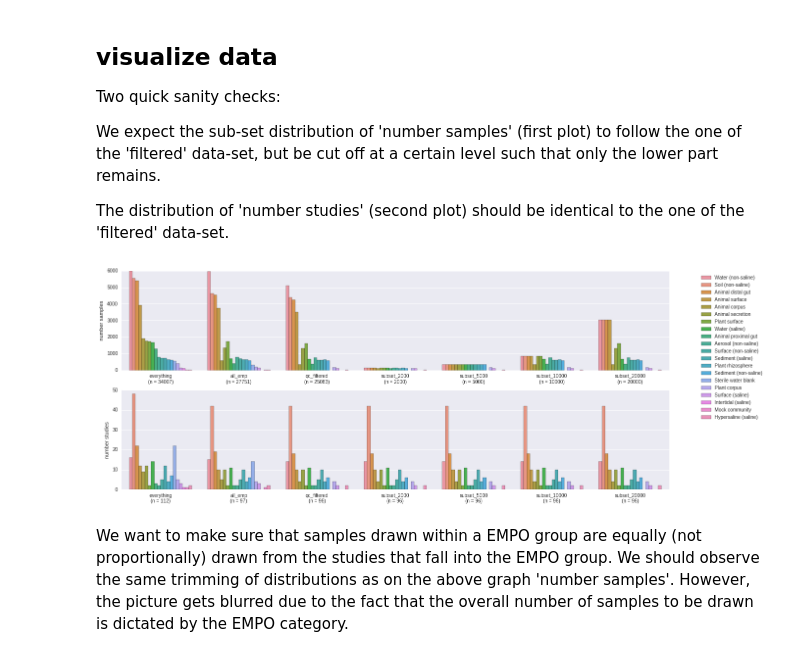
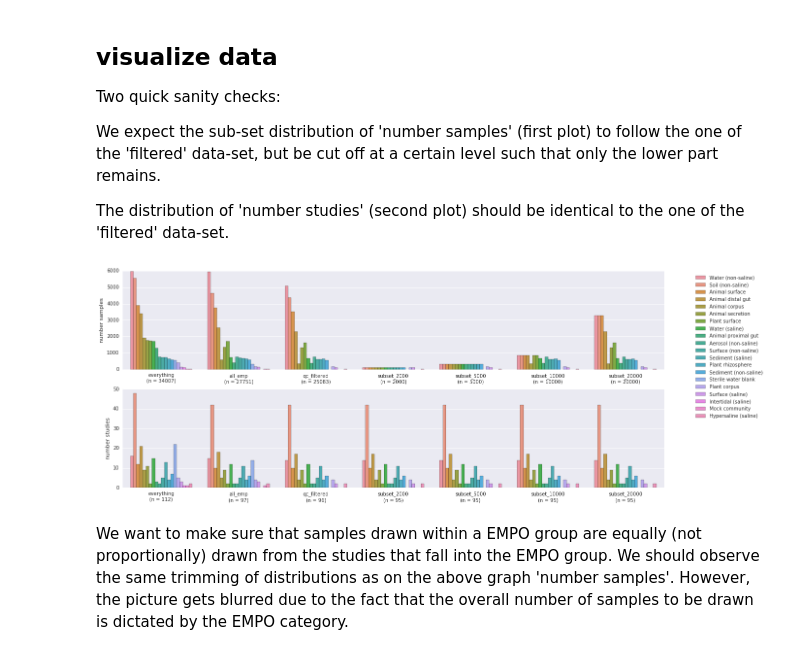
Before and after one commit to biocore/emp, a Jupyter notebook: ipynb/subsampleEMP.ipynb, the cells around one changed output. Drawn from its saved outputs; the diff is of its cells as text; code cells hidden in the pictures.

Commit message:
workaround: pandas.groupby has fewer groups than listed by len(). Thus, targeted numbers were wrong.

```diff
--- a/ipynb/subsampleEMP.ipynb
+++ b/ipynb/subsampleEMP.ipynb
@@ -88,7 +88,7 @@ for i in range(0, len(setSizes)):
     empo_groupped = unusedMetadata.groupby(['empo_0','empo_1','empo_2','empo_3']) #group available sample IDs to ensure that each group is covered in the resulting subset
     empo_seenGroups = 0
     for empo_n,empo_g in sorted(empo_groupped, key=lambda x: len(x[1])): #iterate through the groups, ascendingly by number of available samples
-        empo_size = (setSize - len(subsets[setSize])) / (len(empo_groupped) - empo_seenGroups) #define optimal number of samples for each group
+        empo_size = (setSize - len(subsets[setSize])) / (len(list(empo_groupped)) - empo_seenGroups) #define optimal number of samples for each group
         if empo_g.shape[0] < empo_size:
             toBeAdded = list(empo_g.index) #if group contains fewer samples than 'size', all sample IDs are added
         else:
@@ -96,7 +96,7 @@ for i in range(0, len(setSizes)):
             study_seenGroups = 0
             study_grouped = empo_g.groupby('study_id')
             for study_n, study_g in sorted(study_grouped, key=lambda x: len(x[1])):
-                study_size = (empo_size - len(toBeAdded)) / (len(study_grouped) - study_seenGroups)
+                study_size = (empo_size - len(toBeAdded)) / (len(list(study_grouped)) - study_seenGroups)
                 if study_g.shape[0] < study_size:
                     toBeAdded.extend(list(study_g.index))
                 else:
@@ -150,7 +150,7 @@ for setName in sets.keys():
     x = []
     for n,g in sets[setName].groupby(['empo_0','empo_1','empo_2','empo_3']):
         x.append({'samples': g.shape[0],
-                  'studies': len(g.groupby('study_id')),
+                  'studies': len(list(g.groupby('study_id'))),
                   'group': n[3],
                   'set': setName})
     singles.append(pd.DataFrame(x))
@@ -174,33 +174,33 @@ The distribution of 'number studies' (second plot) should be identical to the on
 # %%
 fig, ax = plt.subplots(2, 1, figsize=(20, 8))
 sn.barplot(x="set",
            y="samples",
            hue="group",
            data=data,
            order=ordering,
            hue_order=list(data[data.set == 'everything'].sort_values('samples', ascending=False).group),
            ax=ax[0],
           )
 l = ax[0].legend(bbox_to_anchor=(1.05, 1), loc=2)
 l = ax[0].set_ylabel("number samples")
 l = ax[0].set_xlabel("")
 l = ax[0].set_xticklabels([ s + "\n(n = " + str(sets[s].shape[0]) + ")" for s in ordering ])
 
 sn.barplot(x="set",
            y="studies",
            hue="group",
            data=data,
            order=ordering,
            hue_order=list(data[data.set == 'everything'].sort_values('samples', ascending=False).group),
            ax=ax[1],
           )
 l = ax[1].legend(bbox_to_anchor=(1.05, 1), loc=2)
 l.remove()
 l = ax[1].set_ylabel("number studies")
 l = ax[1].set_xlabel("")
-l = ax[1].set_xticklabels([ s + "\n(n = " + str(len(sets[s].groupby('study_id'))) + ")" for s in ordering ])
+l = ax[1].set_xticklabels([ s + "\n(n = " + str(len(list(sets[s].groupby('study_id')))) + ")" for s in ordering ])
 # %% [output]
-[figure, old version]
+[figure, new version]
 # %% [markdown]
 We want to make sure that samples drawn within a EMPO group are equally (not proportionally) drawn from the studies that fall into the EMPO group. We should observe the same trimming of distributions as on the above graph 'number samples'. However, the picture gets blurred due to the fact that the overall number of samples to be drawn is dictated by the EMPO category.
 # %%
```
Also changed, not shown: parts of 1 cell of this notebook.
